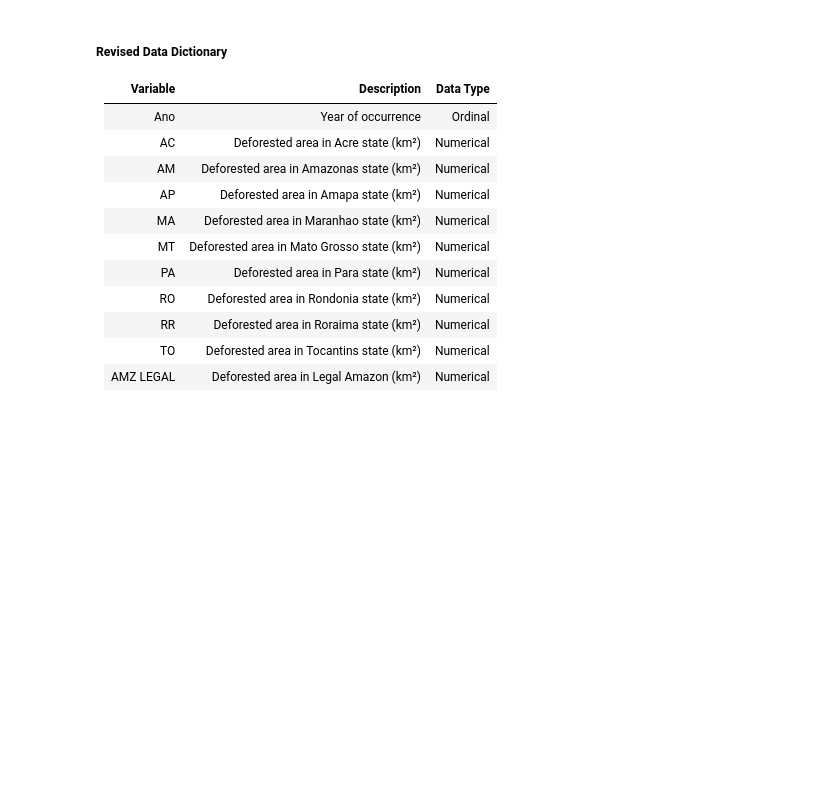
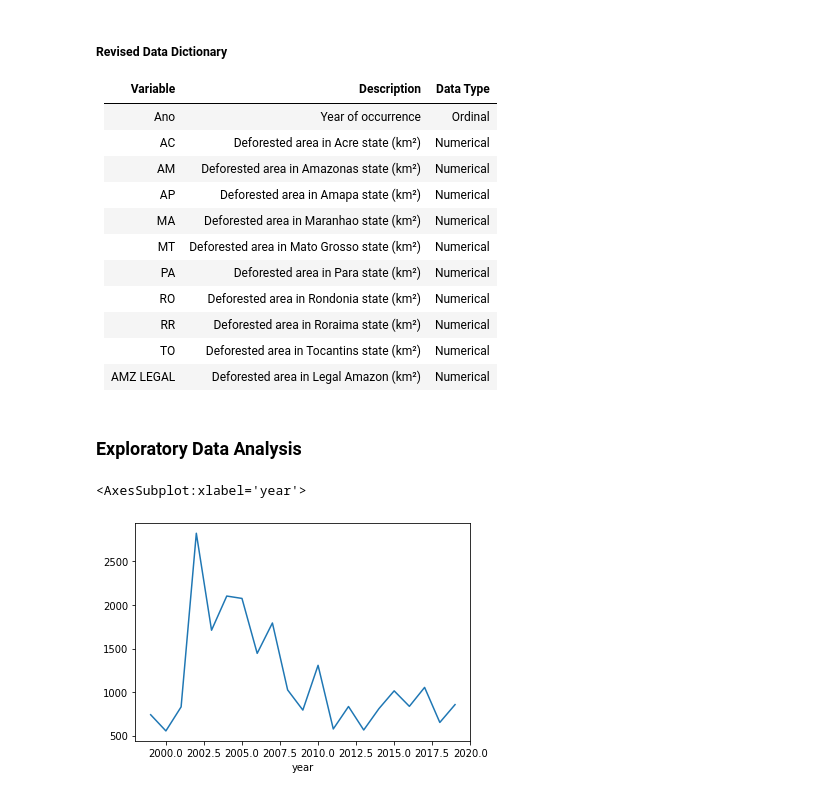
Before and after one commit to thiagomrs/icd2021projetoFinal, a Jupyter notebook: DesmatamentoDaAmazônia.ipynb, the cells around one changed output. Cells and saved outputs as stored; diff of their text form; code cells hidden in the pictures; blank space fills up the shorter version.

```diff
--- a/DesmatamentoDaAmazônia.ipynb
+++ b/DesmatamentoDaAmazônia.ipynb
@@ -436,3 +437,10 @@ Fonte: https://www.ipea.gov.br/desafios/index.php?option=com_content&id=2154:cat
 | RR | Deforested area in Roraima state (km²) | Numerical |
 | TO | Deforested area in Tocantins state (km²) | Numerical |
 | AMZ LEGAL | Deforested area in Legal Amazon (km²) | Numerical |
+# %% [markdown]
+### Exploratory Data Analysis
+# %%
+amazon_fires_df.groupby('year')['firespots'].mean().plot()
+# %% [output]
+<AxesSubplot:xlabel='year'>
+[figure, added]
```
Also changed, not shown: parts of 2 cells of this notebook.
